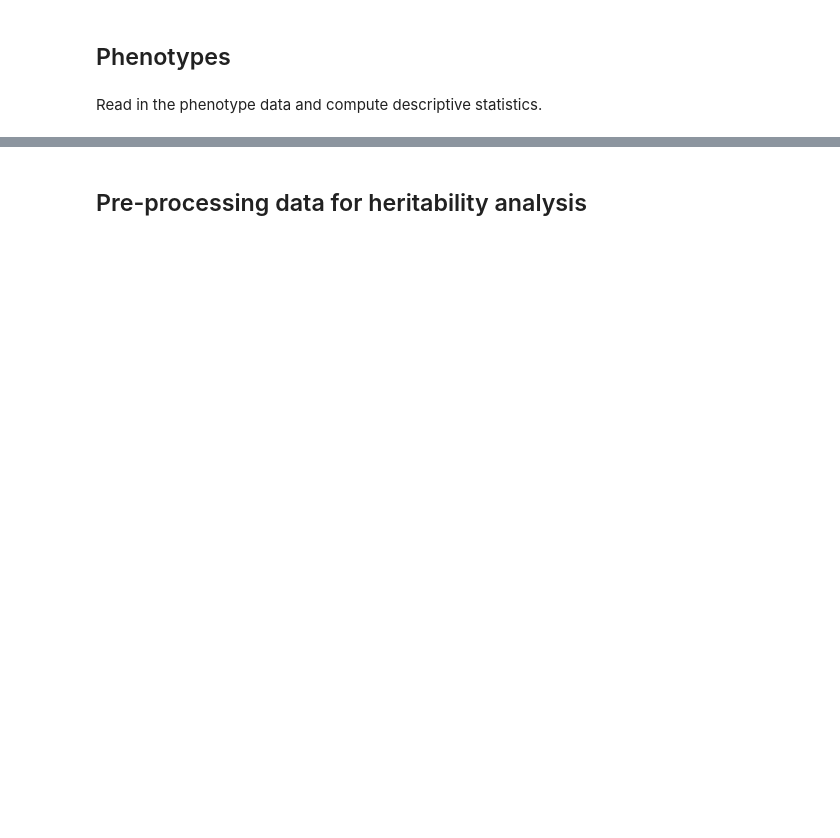
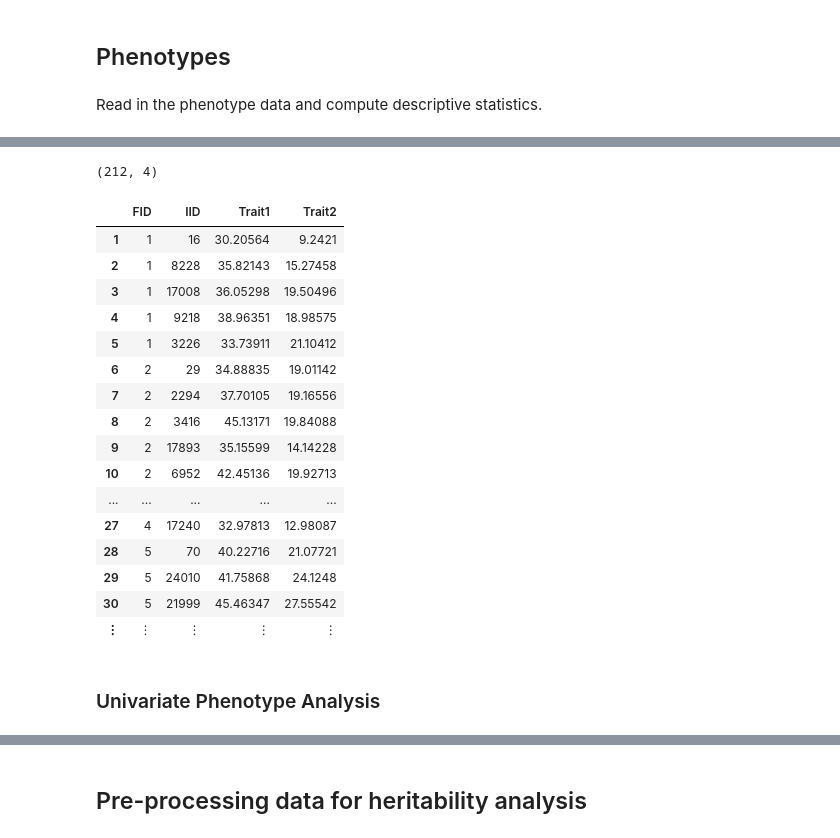
Before and after one commit to OpenMendel/VarianceComponentModels.jl, a Jupyter notebook: docs/heritability.ipynb, the cells around one changed output, grey strips where cells are left out. Drawn from its saved outputs; the diff is of its cells as text; code cells hidden in the pictures; blank space fills up the shorter version.

```diff
--- a/docs/heritability.ipynb
+++ b/docs/heritability.ipynb
@@ -159,0 +189,36 @@ cg10k_trait[:, 3:end]
+# %%
+# Pkg.add("DataFrames")
+using DataFrames
+
+SNP_29C_trait = readtable(
+    "SNP_29Ctraitdata.csv"; header = false,
+    separator = ',',
+    names = [:FID; :IID; :Trait1; :Trait2],
+    eltypes = [Int; Int; Float64; Float64]
+    )
+
+size(SNP_29C_trait)
+# %% [output]
+(212, 4)
+# %%
+SNP_29C_trait
+# %% [output]
+|  | FID | IID | Trait1 | Trait2 |
+| 1 | 1 | 16 | 30.20564 | 9.2421 |
+| 2 | 1 | 8228 | 35.82143 | 15.27458 |
+| 3 | 1 | 17008 | 36.05298 | 19.50496 |
+| 4 | 1 | 9218 | 38.96351 | 18.98575 |
+| 5 | 1 | 3226 | 33.73911 | 21.10412 |
+| 6 | 2 | 29 | 34.88835 | 19.01142 |
+| 7 | 2 | 2294 | 37.70105 | 19.16556 |
+| 8 | 2 | 3416 | 45.13171 | 19.84088 |
+| 9 | 2 | 17893 | 35.15599 | 14.14228 |
+| 10 | 2 | 6952 | 42.45136 | 19.92713 |
+| ... | ... | ... | ... | ... |
+| 27 | 4 | 17240 | 32.97813 | 12.98087 |
+| 28 | 5 | 70 | 40.22716 | 21.07721 |
+| 29 | 5 | 24010 | 41.75868 | 24.1248 |
+| 30 | 5 | 21999 | 45.46347 | 27.55542 |
+| ⋮ | ⋮ | ⋮ | ⋮ | ⋮ |
+# %% [markdown]
+### Univariate Phenotype Analysis
```
Also changed, not shown: parts of 81 cells of this notebook, 7 other files.
